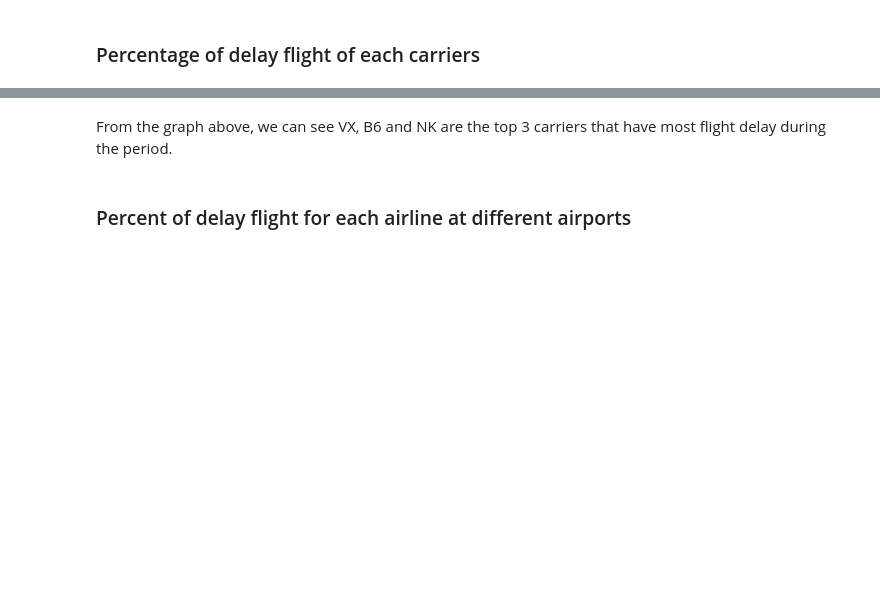
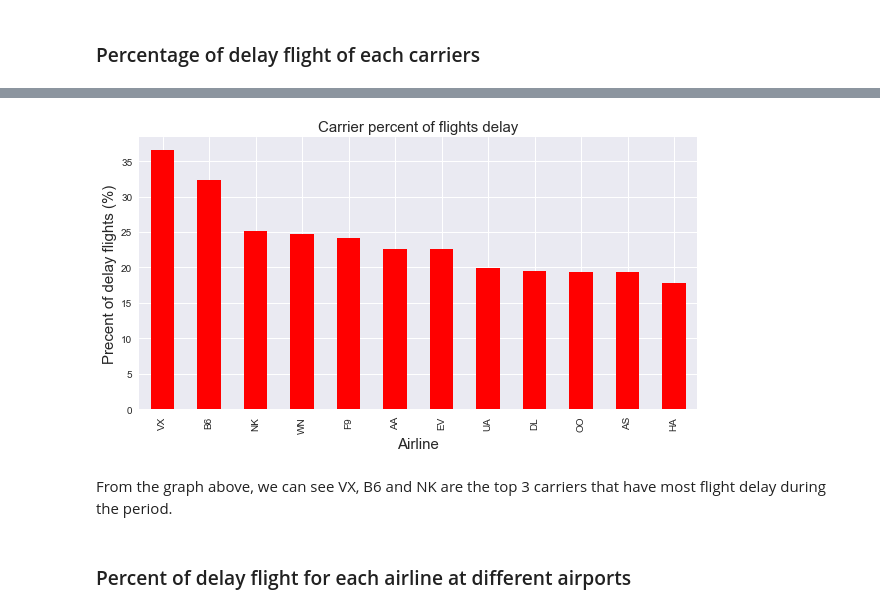
Before and after one commit to cuthlo/springboard, a Jupyter notebook: capstone_project1/EDA/Exploratory_Data_Analysis.ipynb, the cells around one changed output, grey strips where cells are left out. Saved outputs shown, nothing was run; the diff lists cells and outputs as text; code cells hidden in the pictures; blank space fills up the shorter version.

```diff
--- a/capstone_project1/EDA/Exploratory_Data_Analysis.ipynb
+++ b/capstone_project1/EDA/Exploratory_Data_Analysis.ipynb
@@ -65,10 +121,13 @@ df_carrier_delay
 # %%
 fig, ax= plt.subplots(1, 1, figsize=(10, 5))
 
-df_carrier_delay.plot.bar(color='r')
-plt.ylabel('Precent of delay flights (%)')
-plt.title('Carrier percent of flights delay')
+df_carrier_delay.sort_values(ascending=False).plot.bar(color='r')
+plt.ylabel('Precent of delay flights (%)',size=15)
+plt.xlabel('Airline',size=15)
+plt.title('Carrier percent of flights delay',size=15)
 plt.show()
+# %% [output]
+[figure, added]
 # %% [markdown]
 From the graph above, we can see VX, B6 and NK are the top 3 carriers that have most flight delay during the period.
 # %%
```
Also changed, not shown: parts of 11 cells of this notebook.
